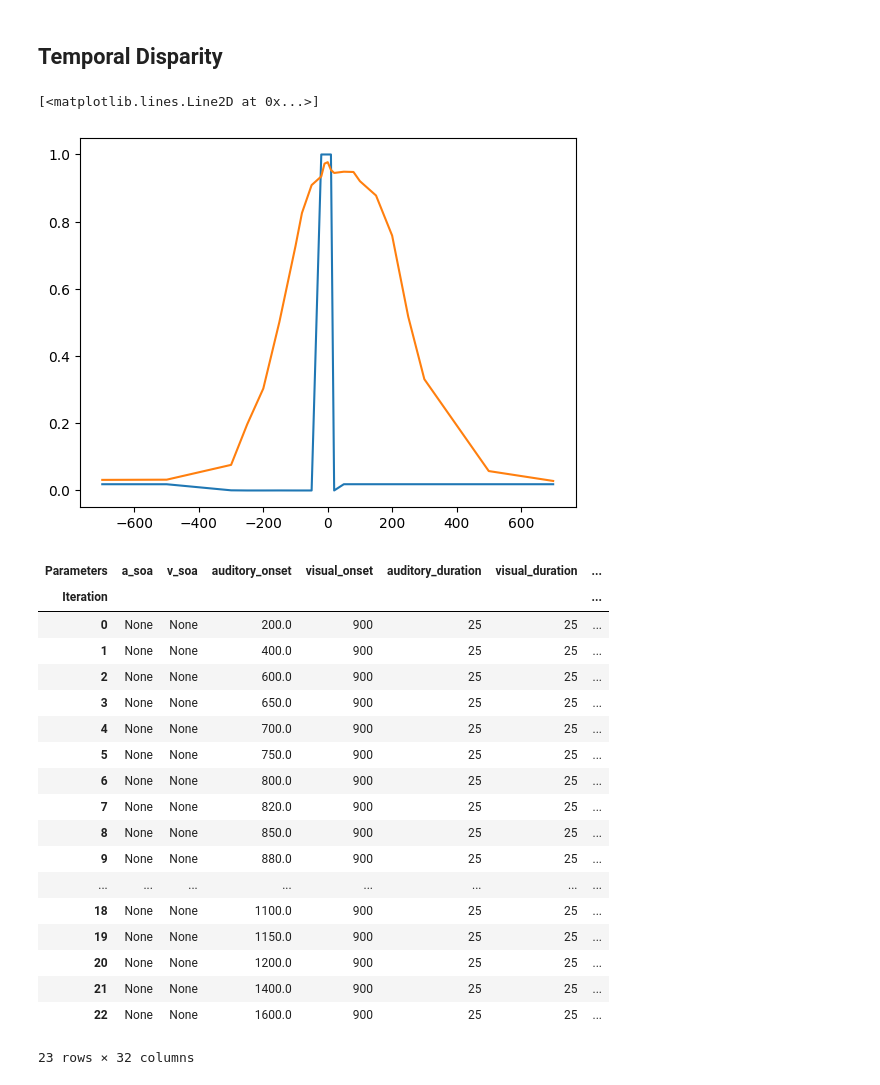
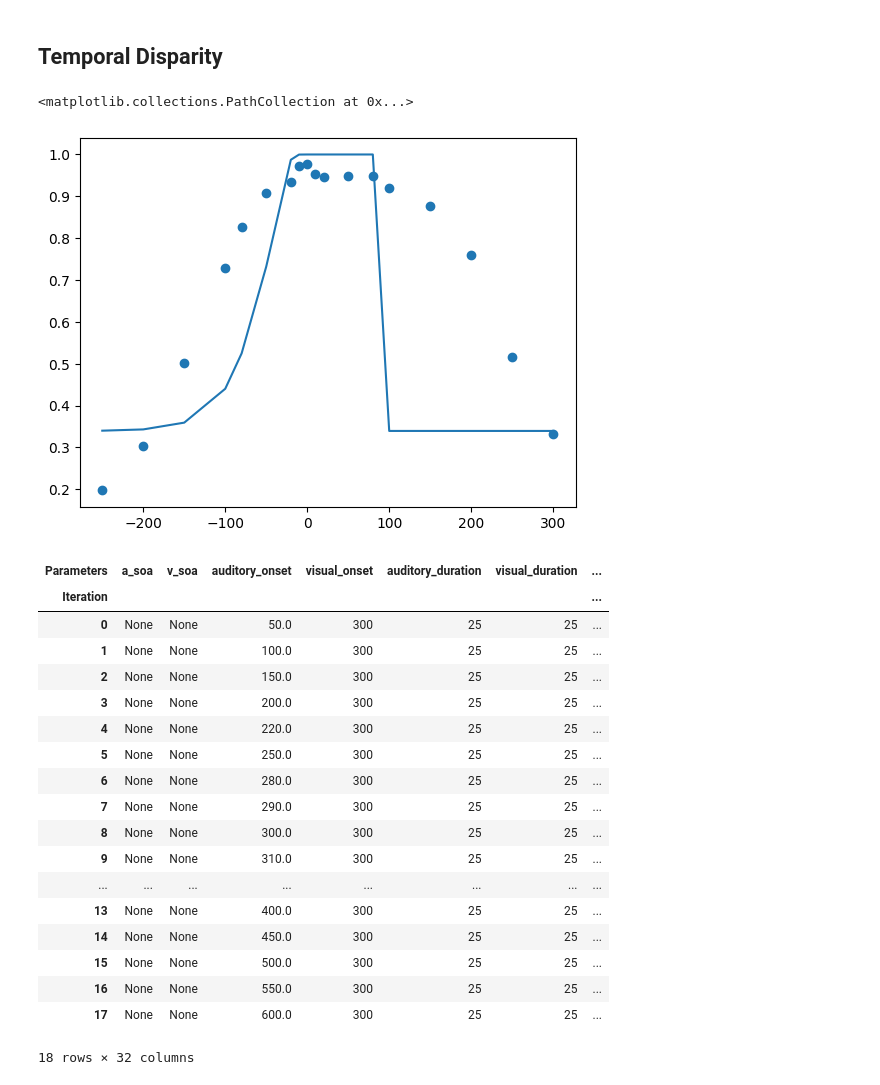
Before and after one commit to renatoparedes/NeuroMSI-Network, a Jupyter notebook: Sample.ipynb, the cells around one changed output. Cells and saved outputs as stored; diff of their text form; code cells hidden in the pictures.

```diff
--- a/Sample.ipynb
+++ b/Sample.ipynb
@@ -405,7 +477,7 @@ temporal_model_cuppini2017 = Cuppini2017(
     neurons=10, position_range=(0, 10), position_res=1, time_range=(0, 1800)
 )
 temporal_model_paredes = Paredes2022(
-    neurons=6, position_range=(0, 6), position_res=1, time_range=(0, 1800)
+    neurons=6, position_range=(0, 6), position_res=1, time_range=(0, 800)
 )
 
 temporal_sp_cuppini2017 = ParameterSweep(
@@ -421,7 +493,7 @@ temporal_sp_paredes = ParameterSweep(
     target="auditory_onset",
     repeat=1,
     n_jobs=-2,
-    range=900 + temporal_dis,
+    range=300 + temporal_dis[3:-2],
 )
 
 temporal_res_paredes_causes = temporal_sp_paredes.run(
@@ -434,42 +506,43 @@ temporal_res_paredes_causes = temporal_sp_paredes.run(
     visual_stim_n=1,
     auditory_duration=25,
     visual_duration=25,
-    visual_onset=900,
-    auditory_intensity=1,
-    visual_intensity=0.72,
+    visual_onset=300,
+    auditory_intensity=7.276e-01,
+    visual_intensity=1.994e00,
+    feedforward_weight=8.117e-01,
 )
 # %%
 ax1 = plt.subplot(111)
 ax1.plot(
-    temporal_dis,
+    temporal_dis[3:-2],
     temporal_res_paredes_causes.causes.causes_by_parameter(parameter="visual_onset")[
         ("", "Causes")
     ].values,
 )
-ax1.plot(temporal_dis, temporal_causes_data)
+ax1.scatter(temporal_dis[3:-2], temporal_causes_data[3:-2])
 # %% [output]
-[<matplotlib.lines.Line2D at 0x...>]
+<matplotlib.collections.PathCollection at 0x...>
-[figure, old version]
+[figure, new version]
 # %%
 temporal_res_paredes_causes.disparity_matrix()
 # %% [output]
 | Parameters | a_soa | v_soa | auditory_onset | visual_onset | auditory_duration | visual_duration | ... |
 | Iteration |  |  |  |  |  |  | ... |
-| 0 | None | None | 200.0 | 900 | 25 | 25 | ... |
-| 1 | None | None | 400.0 | 900 | 25 | 25 | ... |
-| 2 | None | None | 600.0 | 900 | 25 | 25 | ... |
-| 3 | None | None | 650.0 | 900 | 25 | 25 | ... |
-| 4 | None | None | 700.0 | 900 | 25 | 25 | ... |
-| 5 | None | None | 750.0 | 900 | 25 | 25 | ... |
-| 6 | None | None | 800.0 | 900 | 25 | 25 | ... |
-| 7 | None | None | 820.0 | 900 | 25 | 25 | ... |
-| 8 | None | None | 850.0 | 900 | 25 | 25 | ... |
-| 9 | None | None | 880.0 | 900 | 25 | 25 | ... |
+| 0 | None | None | 50.0 | 300 | 25 | 25 | ... |
+| 1 | None | None | 100.0 | 300 | 25 | 25 | ... |
+| 2 | None | None | 150.0 | 300 | 25 | 25 | ... |
+| 3 | None | None | 200.0 | 300 | 25 | 25 | ... |
+| 4 | None | None | 220.0 | 300 | 25 | 25 | ... |
+| 5 | None | None | 250.0 | 300 | 25 | 25 | ... |
+| 6 | None | None | 280.0 | 300 | 25 | 25 | ... |
+| 7 | None | None | 290.0 | 300 | 25 | 25 | ... |
+| 8 | None | None | 300.0 | 300 | 25 | 25 | ... |
+| 9 | None | None | 310.0 | 300 | 25 | 25 | ... |
 | ... | ... | ... | ... | ... | ... | ... | ... |
-| 18 | None | None | 1100.0 | 900 | 25 | 25 | ... |
-| 19 | None | None | 1150.0 | 900 | 25 | 25 | ... |
-| 20 | None | None | 1200.0 | 900 | 25 | 25 | ... |
-| 21 | None | None | 1400.0 | 900 | 25 | 25 | ... |
-| 22 | None | None | 1600.0 | 900 | 25 | 25 | ... |
+| 13 | None | None | 400.0 | 300 | 25 | 25 | ... |
+| 14 | None | None | 450.0 | 300 | 25 | 25 | ... |
+| 15 | None | None | 500.0 | 300 | 25 | 25 | ... |
+| 16 | None | None | 550.0 | 300 | 25 | 25 | ... |
+| 17 | None | None | 600.0 | 300 | 25 | 25 | ... |
-23 rows × 32 columns
+18 rows × 32 columns
 # %%
```
Also changed, not shown: parts of 10 cells of this notebook, 1 other file.
